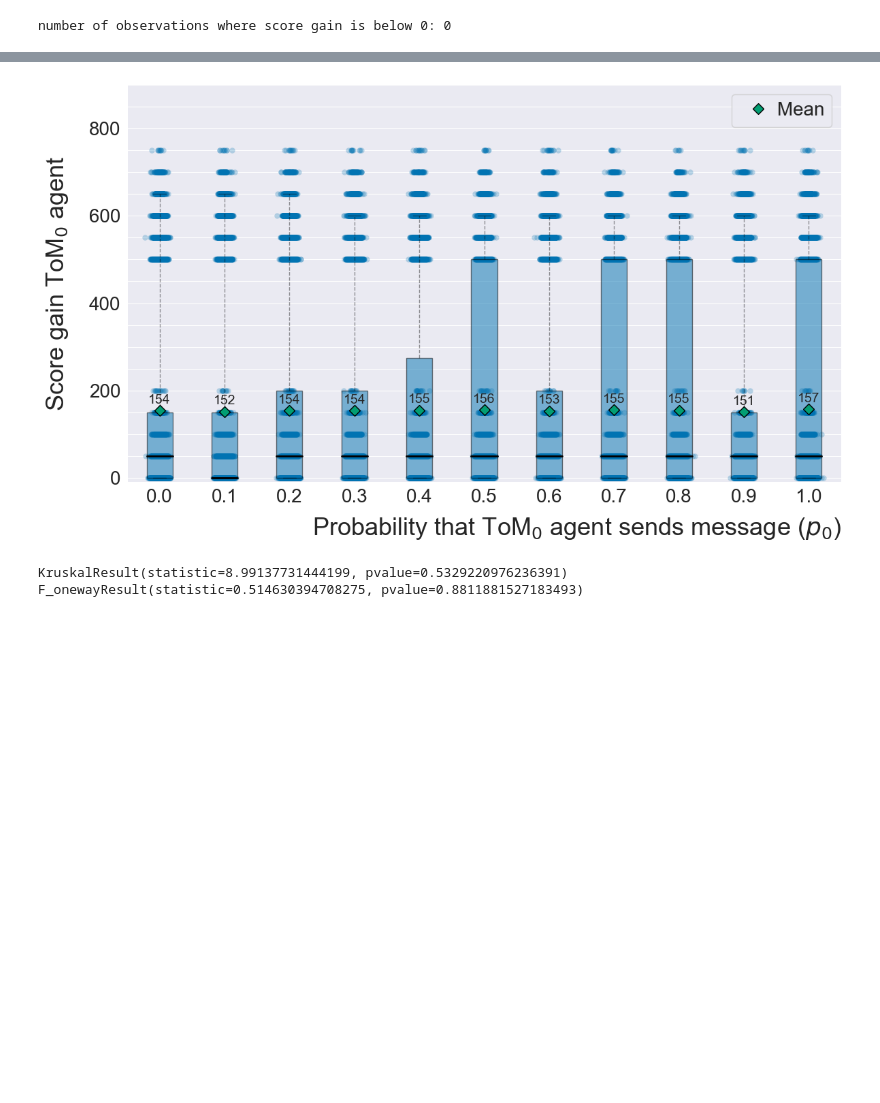
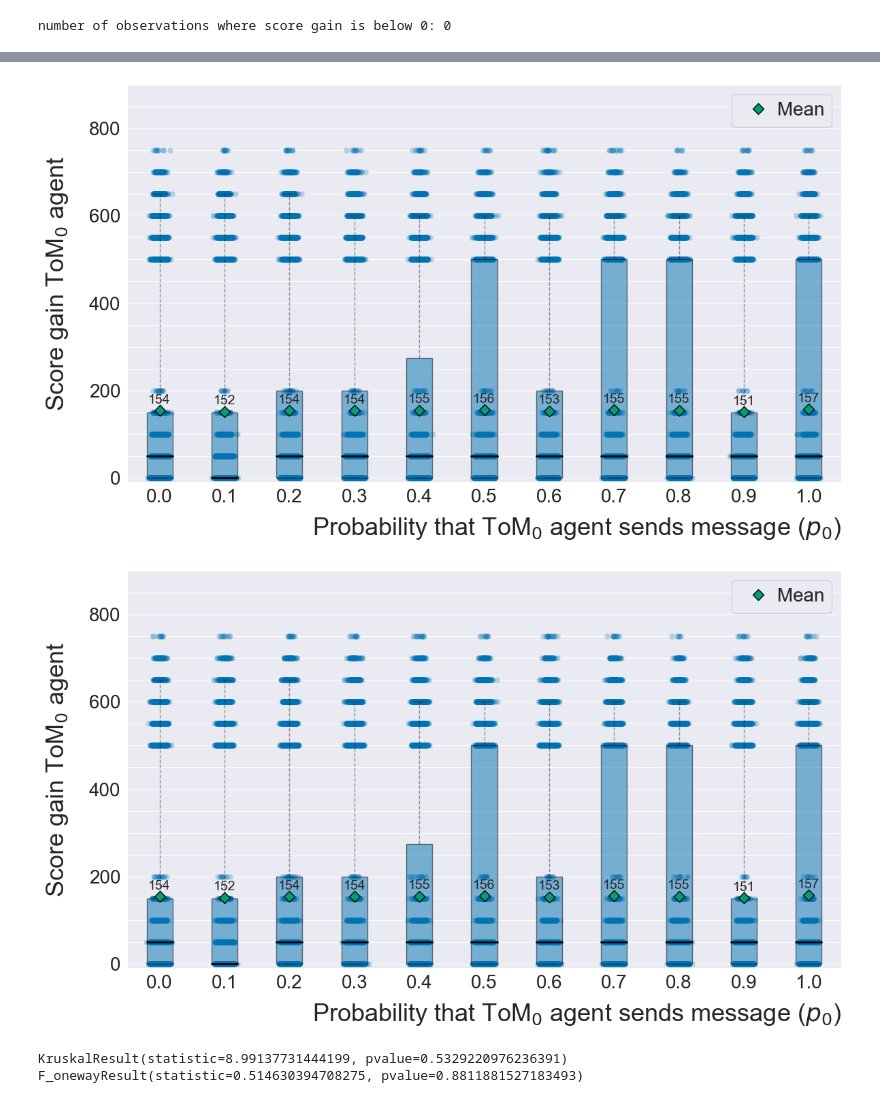
Before and after one commit to SverreBr/MasterThesis, a Jupyter notebook: py_src/expDetermineProb.ipynb, the cells around one changed output, grey strips where cells are left out. Drawn from its saved outputs; the diff is of its cells as text; code cells hidden in the pictures; blank space fills up the shorter version.

```diff
--- a/py_src/expDetermineProb.ipynb
+++ b/py_src/expDetermineProb.ipynb
@@ -127,33 +127,37 @@ def make_plot(data, draw_points):
 
     ax.tick_params(axis='both', labelsize=TICK_SIZE)
     ax.set_xticklabels([0.0, 0.1, 0.2, 0.3, 0.4, 0.5, 0.6, 0.7, 0.8, 0.9, 1.0])
     ax.set_ylim(top=900, bottom=-10)
     if draw_points:
         ax.legend([plt.Line2D([0], [0], color=meanpointprops["markerfacecolor"], marker=meanpointprops["marker"],
                                 markeredgecolor=meanpointprops["markeredgecolor"], markersize=meanpointprops["markersize"], linewidth=0)],
                 ["Mean"], fontsize=TICK_SIZE, fancybox=True, loc="upper right", handletextpad=0)
     else:
         ax.legend((plt.Line2D([0], [0], color=meanpointprops["markerfacecolor"], marker=meanpointprops["marker"],
                                 markeredgecolor=meanpointprops["markeredgecolor"], markersize=meanpointprops["markersize"], linewidth=0),
                 plt.Line2D([0],[0], color=INIT_COL, marker="o", linewidth=0, alpha=1)),
                 ("Mean", "Outlier"), fontsize=TICK_SIZE, ncol=2, fancybox=True, loc="upper right", handletextpad=0)
 
     ax.xaxis.grid(False, which ="both")
     ax.yaxis.grid(True, which="both")
 
     ax.set_ylabel(r"Score gain ToM$_0$ agent", fontsize=LABEL_SIZE, labelpad=20)
     ax.set_xlabel(r"Probability that ToM$_0$ agent sends message ($p_0$)", fontsize=LABEL_SIZE, loc="right", labelpad=10)
     fig.tight_layout()
     plt.minorticks_on()
 
 make_plot(df_transformed, False)
 plt.savefig(figure_path + "boxplot.pdf")
 
 make_plot(df_transformed, True)
 plt.savefig(figure_path + "boxplot_with_points.png")
+
+make_plot(df_transformed, True)
+plt.savefig(figure_path + "boxplot_with_points.pdf")
 # %% [output]
 [figure]
 [figure]
+[figure, added]
 # %%
 data_list = [list(df_transformed[df_transformed["zeroToMProb"] == i/10]["gain"]) for i in range(0, 11,1)]
 print(stats.kruskal(*data_list))
```
Also changed, not shown: 16 other files.
